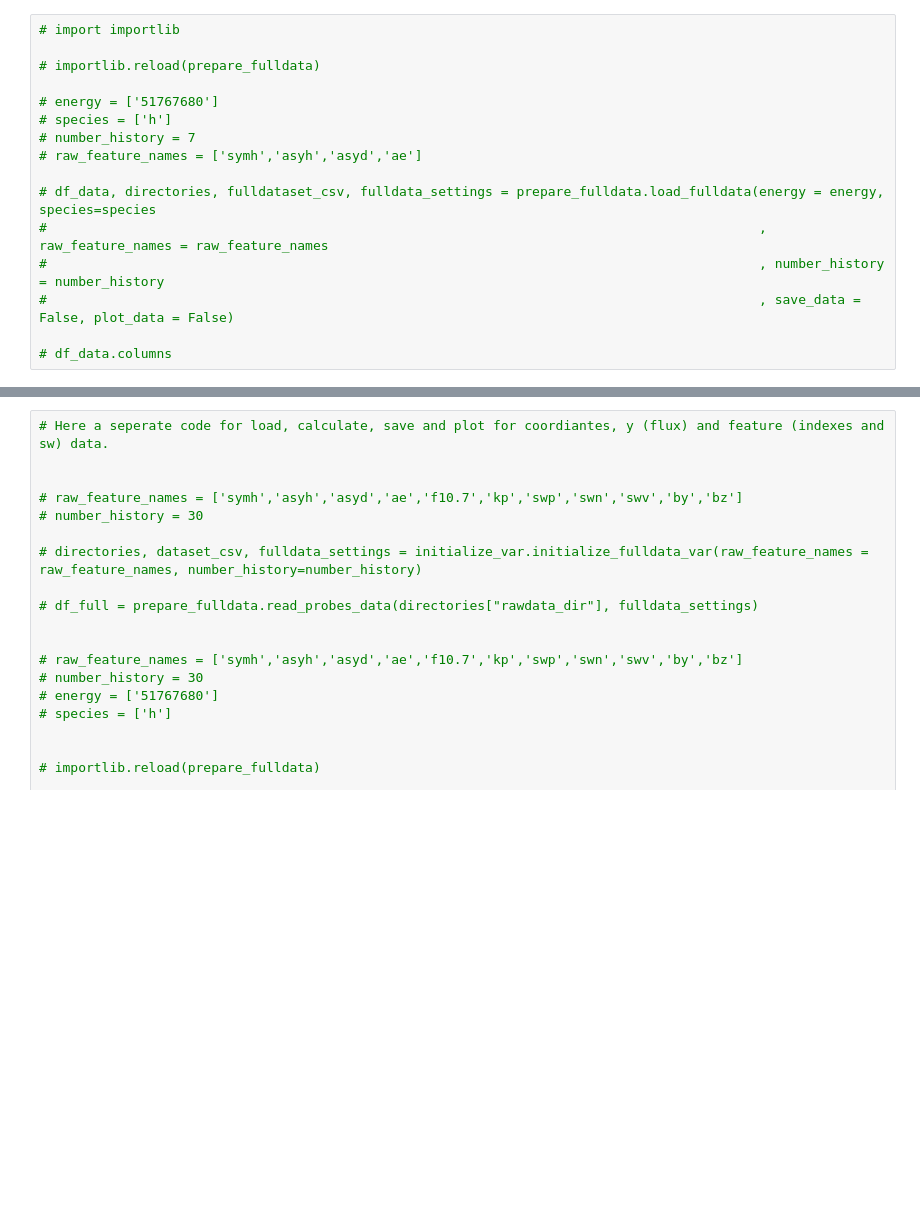
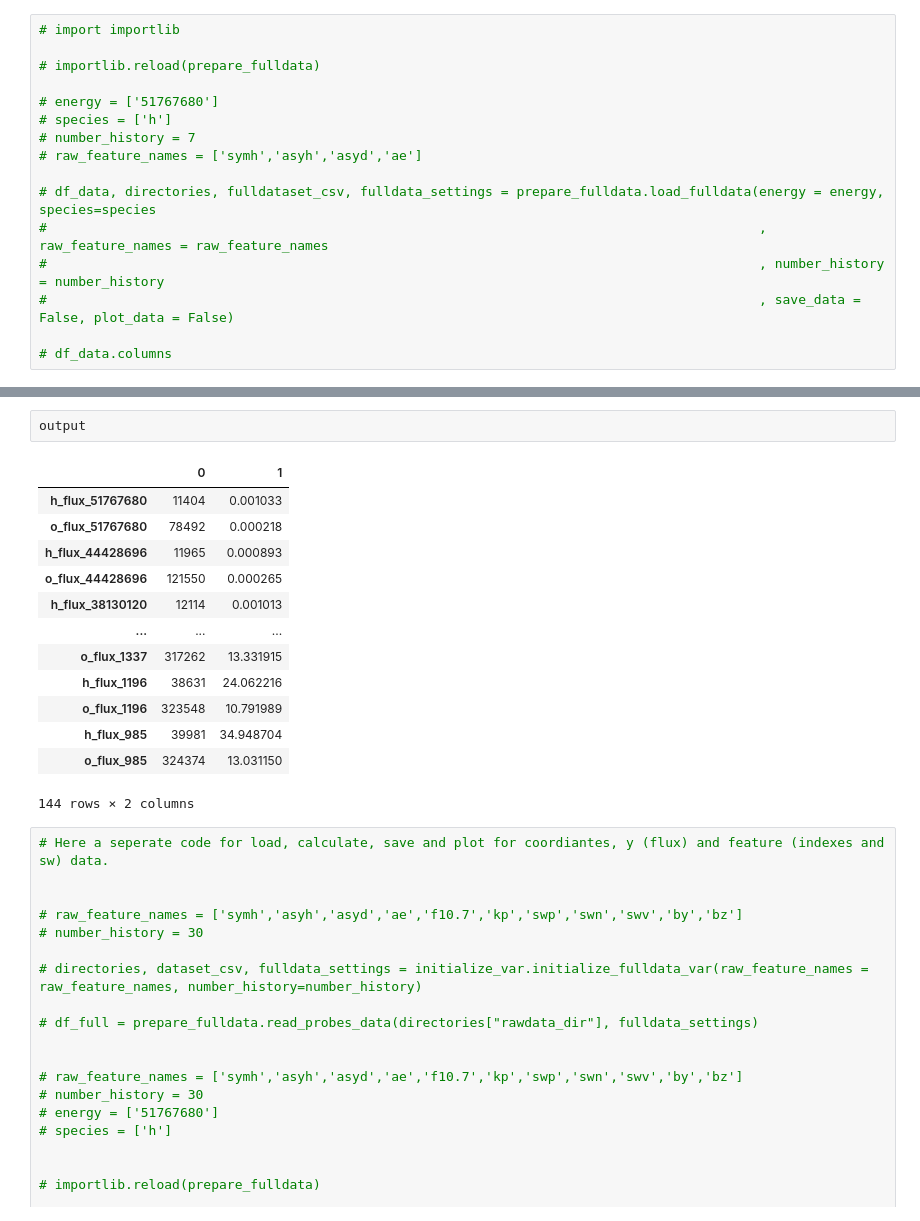
Before and after one commit to TechCoderYorktown/ml_ringcurrent_ion, a Jupyter notebook: 00_rbsp_hope_script_prepare_fulldata.ipynb, the cells around one changed output, grey strips where cells are left out. Cells and saved outputs as stored; diff of their text form; blank space fills up the shorter version.

```diff
--- a/00_rbsp_hope_script_prepare_fulldata.ipynb
+++ b/00_rbsp_hope_script_prepare_fulldata.ipynb
@@ -58,3 +128,19 @@ To enable the following instructions: AVX2 AVX_VNNI FMA, in other operations, re
+# %%
+output
+# %% [output]
+|  | 0 | 1 |
+| h_flux_51767680 | 11404 | 0.001033 |
+| o_flux_51767680 | 78492 | 0.000218 |
+| h_flux_44428696 | 11965 | 0.000893 |
+| o_flux_44428696 | 121550 | 0.000265 |
+| h_flux_38130120 | 12114 | 0.001013 |
+| ... | ... | ... |
+| o_flux_1337 | 317262 | 13.331915 |
+| h_flux_1196 | 38631 | 24.062216 |
+| o_flux_1196 | 323548 | 10.791989 |
+| h_flux_985 | 39981 | 34.948704 |
+| o_flux_985 | 324374 | 13.031150 |
+144 rows × 2 columns
 # %%
 # Here a seperate code for load, calculate, save and plot for coordiantes, y (flux) and feature (indexes and sw) data.
 
```
Also changed, not shown: parts of 10 cells of this notebook, 5 other files.
